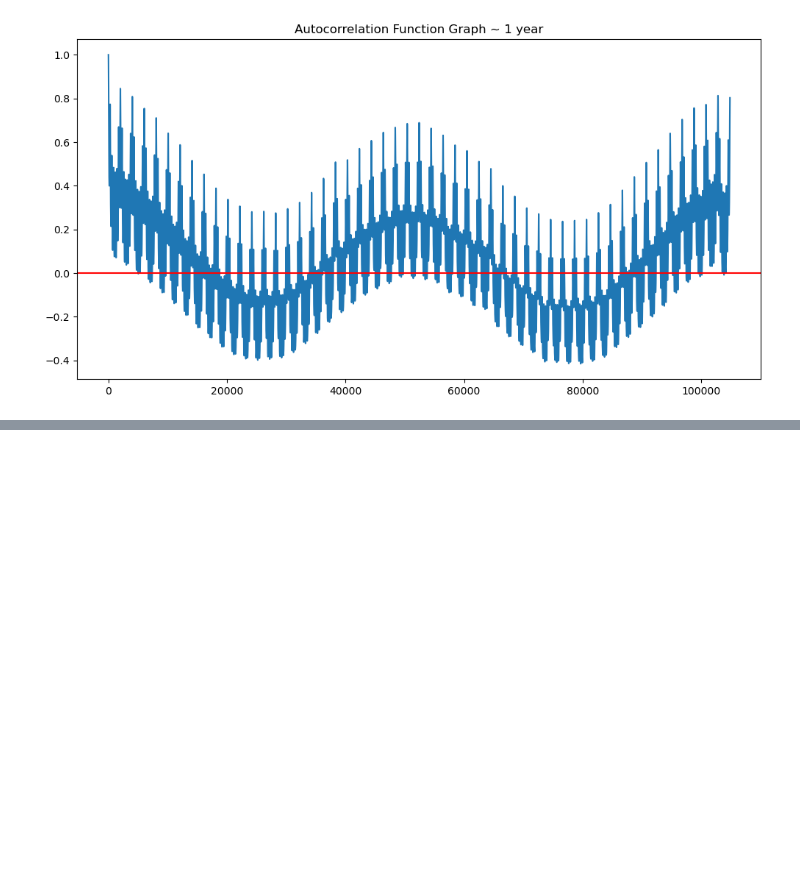
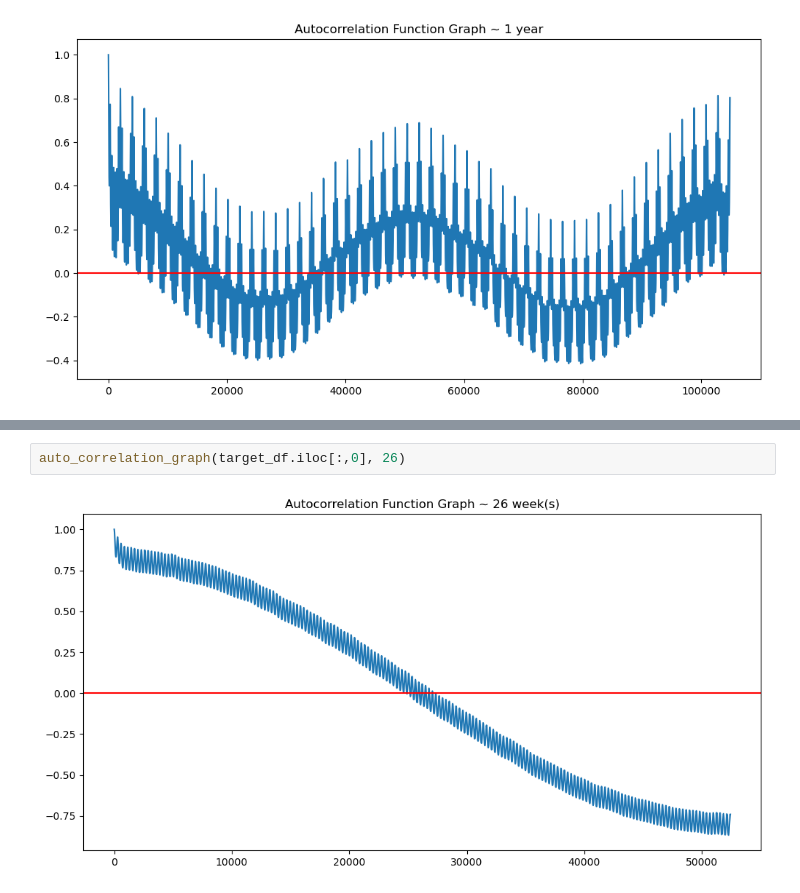
Before and after one commit to jihosuperman/forecasting_power_demand, a Jupyter notebook: TimeSeries_check.ipynb, the cells around one changed output, grey strips where cells are left out. Drawn from its saved outputs; the diff is of its cells as text; blank space fills up the shorter version.

```diff
--- a/TimeSeries_check.ipynb
+++ b/TimeSeries_check.ipynb
@@ -51,0 +135,4 @@ plt.show()
+# %%
+auto_correlation_graph(target_df.iloc[:,0], 26)
+# %% [output]
+[figure, added]
```
Also changed, not shown: parts of 24 cells of this notebook.
